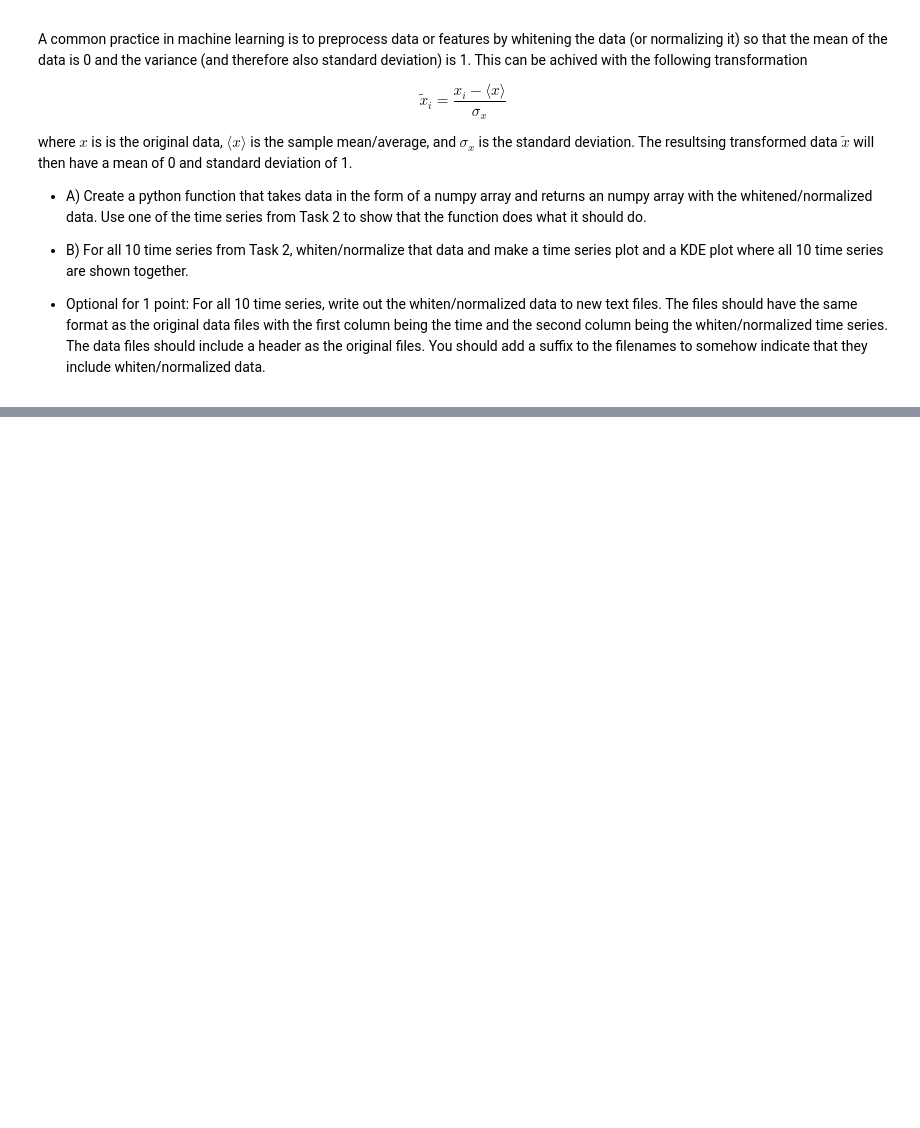
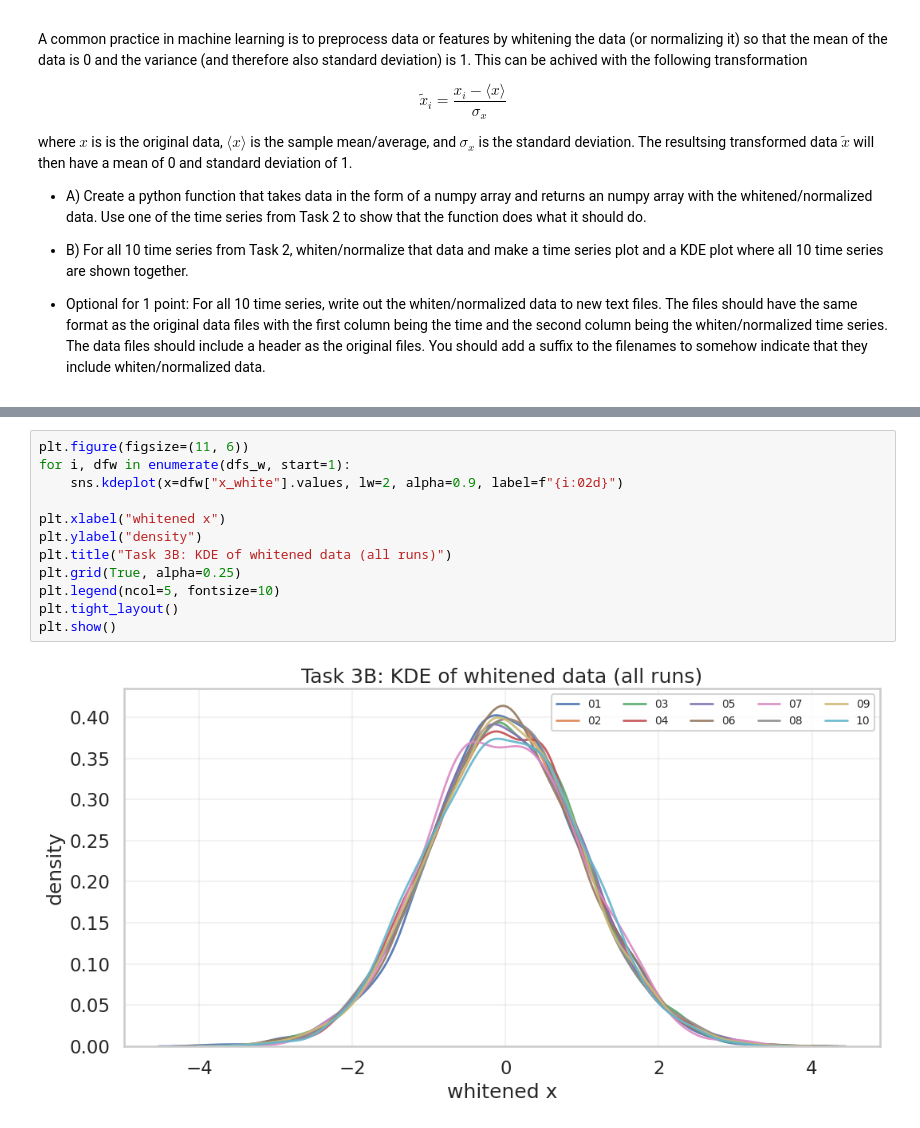
Before and after one commit to SaraAlinejad/vae_test_1, a Jupyter notebook: Alinejad_Assignment_1.ipynb, the cells around one changed output, grey strips where cells are left out. Drawn from its saved outputs; the diff is of its cells as text; blank space fills up the shorter version.

```diff
--- a/Alinejad_Assignment_1.ipynb
+++ b/Alinejad_Assignment_1.ipynb
@@ -300,0 +449,14 @@ where $x$ is is the original data, $\langle x \rangle$ is the sample mean/averag
+# %%
+plt.figure(figsize=(11, 6))
+for i, dfw in enumerate(dfs_w, start=1):
+    sns.kdeplot(x=dfw["x_white"].values, lw=2, alpha=0.9, label=f"{i:02d}")
+
+plt.xlabel("whitened x")
+plt.ylabel("density")
+plt.title("Task 3B: KDE of whitened data (all runs)")
+plt.grid(True, alpha=0.25)
+plt.legend(ncol=5, fontsize=10)
+plt.tight_layout()
+plt.show()
+# %% [output]
+[figure, added]
```
Also changed, not shown: parts of 17 cells of this notebook.
